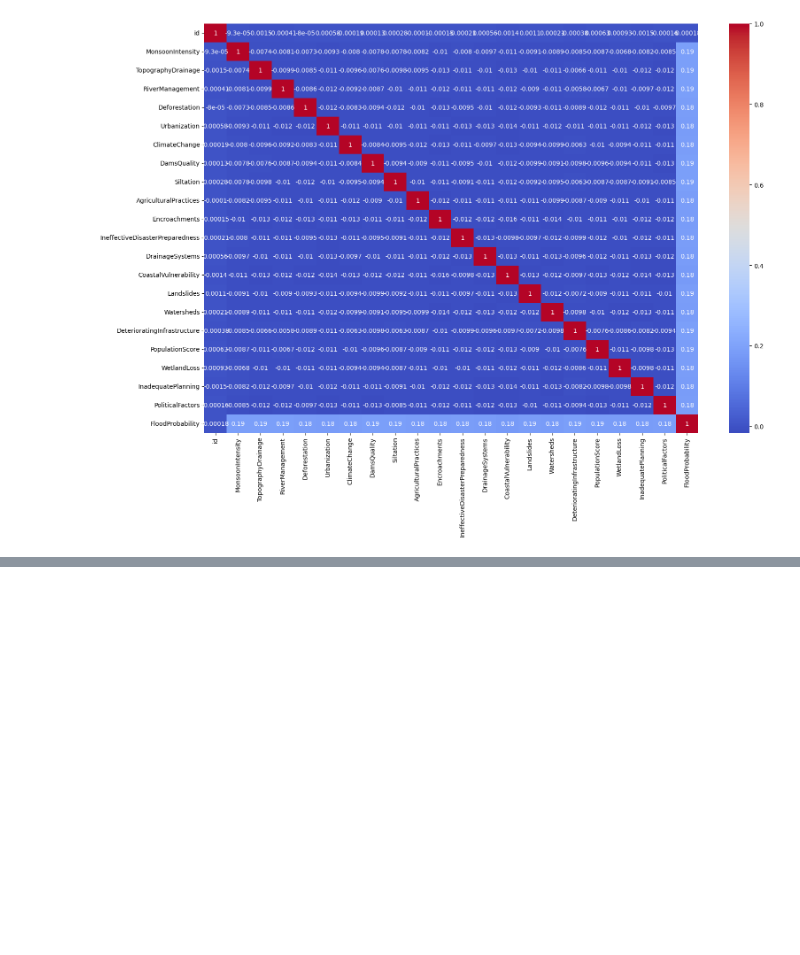
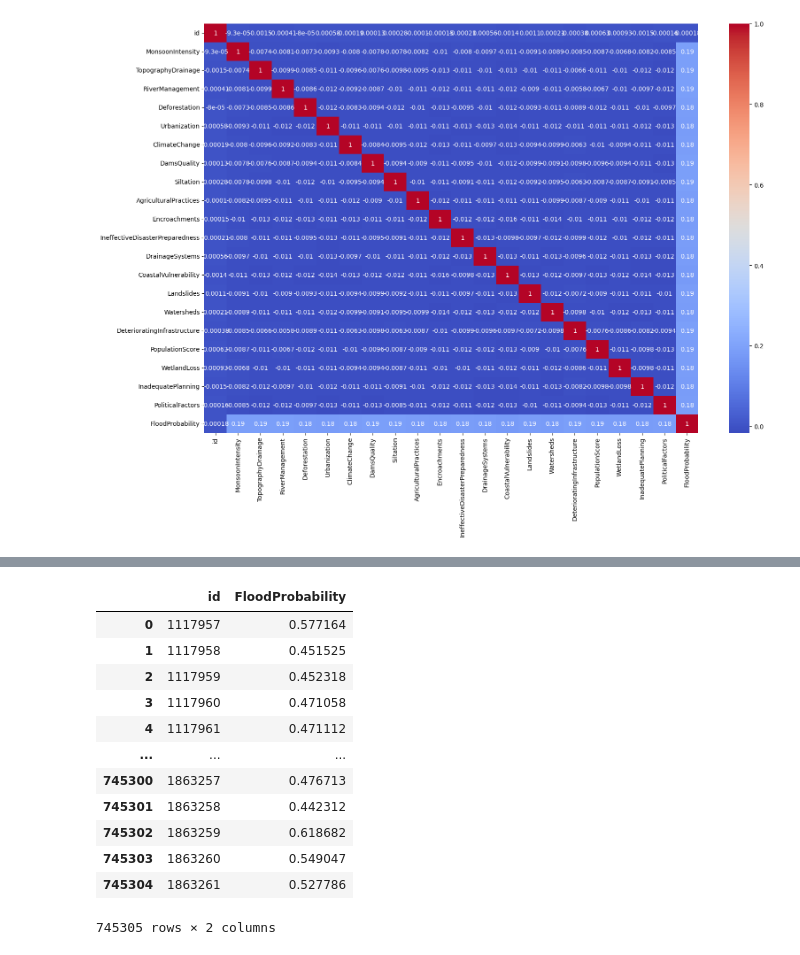
Before and after one commit to Adnan525/flood_prediction, a Jupyter notebook: xgboost.ipynb, the cells around one changed output, grey strips where cells are left out. Drawn from its saved outputs; the diff is of its cells as text; code cells hidden in the pictures; blank space fills up the shorter version.

```diff
--- a/xgboost.ipynb
+++ b/xgboost.ipynb
@@ -236,0 +239,2 @@ shap.plots.bar(shap_values)
+# %%
+sub_pred = model_XGB.predict(test_data)
@@ -236,0 +250,3 @@ shap.plots.bar(shap_values)
+# %%
+test_data_id = pd.read_csv(r"/kaggle/input/playground-series-s4e5/test.csv")["id"]
+test_data_id
@@ -236,0 +266,17 @@ shap.plots.bar(shap_values)
+# %%
+submission = pd.DataFrame(list(zip(test_data_id, sub_pred)), columns = ["id", "FloodProbability"])
+submission
+# %% [output]
+|  | id | FloodProbability |
+| 0 | 1117957 | 0.577164 |
+| 1 | 1117958 | 0.451525 |
+| 2 | 1117959 | 0.452318 |
+| 3 | 1117960 | 0.471058 |
+| 4 | 1117961 | 0.471112 |
+| ... | ... | ... |
+| 745300 | 1863257 | 0.476713 |
+| 745301 | 1863258 | 0.442312 |
+| 745302 | 1863259 | 0.618682 |
+| 745303 | 1863260 | 0.549047 |
+| 745304 | 1863261 | 0.527786 |
+745305 rows × 2 columns
```
Also changed, not shown: parts of 39 cells of this notebook.
